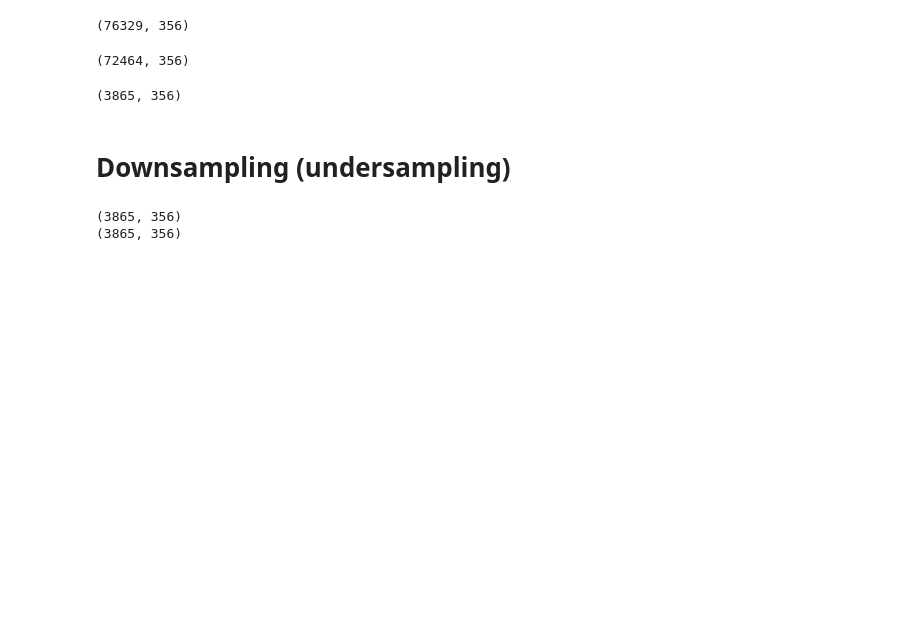
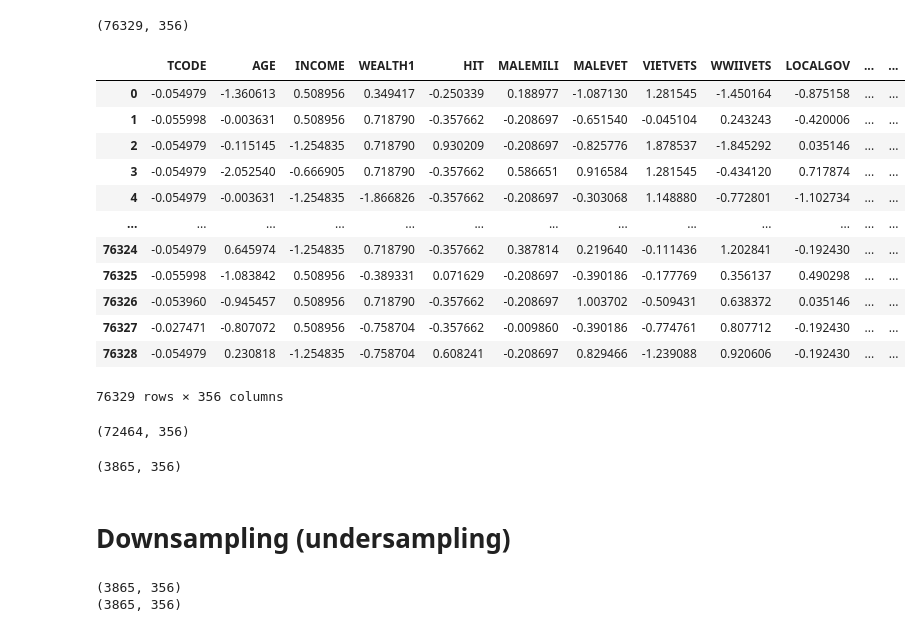
Before and after one commit to tejaldbhatti/lab-handling-data-imbalance-classification, a Jupyter notebook: Health_Care_Imbalance_data.ipynb, the cells around one changed output. Cells and saved outputs as stored; diff of their text form; code cells hidden in the pictures; blank space fills up the shorter version.

```diff
--- a/Health_Care_Imbalance_data.ipynb
+++ b/Health_Care_Imbalance_data.ipynb
@@ -135,6 +141,22 @@ data_B = pd.concat([X_train_r_s,y_train],axis =1)
 data_B.shape
 # %% [output]
 (76329, 356)
+# %%
+data_B
+# %% [output]
+|  | TCODE | AGE | INCOME | WEALTH1 | HIT | MALEMILI | MALEVET | VIETVETS | WWIIVETS | LOCALGOV | ... | ... |
+| 0 | -0.054979 | -1.360613 | 0.508956 | 0.349417 | -0.250339 | 0.188977 | -1.087130 | 1.281545 | -1.450164 | -0.875158 | ... | ... |
+| 1 | -0.055998 | -0.003631 | 0.508956 | 0.718790 | -0.357662 | -0.208697 | -0.651540 | -0.045104 | 0.243243 | -0.420006 | ... | ... |
+| 2 | -0.054979 | -0.115145 | -1.254835 | 0.718790 | 0.930209 | -0.208697 | -0.825776 | 1.878537 | -1.845292 | 0.035146 | ... | ... |
+| 3 | -0.054979 | -2.052540 | -0.666905 | 0.718790 | -0.357662 | 0.586651 | 0.916584 | 1.281545 | -0.434120 | 0.717874 | ... | ... |
+| 4 | -0.054979 | -0.003631 | -1.254835 | -1.866826 | -0.357662 | -0.208697 | -0.303068 | 1.148880 | -0.772801 | -1.102734 | ... | ... |
+| ... | ... | ... | ... | ... | ... | ... | ... | ... | ... | ... | ... | ... |
+| 76324 | -0.054979 | 0.645974 | -1.254835 | 0.718790 | -0.357662 | 0.387814 | 0.219640 | -0.111436 | 1.202841 | -0.192430 | ... | ... |
+| 76325 | -0.055998 | -1.083842 | 0.508956 | -0.389331 | 0.071629 | -0.208697 | -0.390186 | -0.177769 | 0.356137 | 0.490298 | ... | ... |
+| 76326 | -0.053960 | -0.945457 | 0.508956 | 0.718790 | -0.357662 | -0.208697 | 1.003702 | -0.509431 | 0.638372 | 0.035146 | ... | ... |
+| 76327 | -0.027471 | -0.807072 | 0.508956 | -0.758704 | -0.357662 | -0.009860 | -0.390186 | -0.774761 | 0.807712 | -0.192430 | ... | ... |
+| 76328 | -0.054979 | 0.230818 | -1.254835 | -0.758704 | 0.608241 | -0.208697 | 0.829466 | -1.239088 | 0.920606 | -0.192430 | ... | ... |
+76329 rows × 356 columns
 # %%
 from sklearn.utils import resample
 
```
Also changed, not shown: parts of 43 cells of this notebook, 1 other file.
